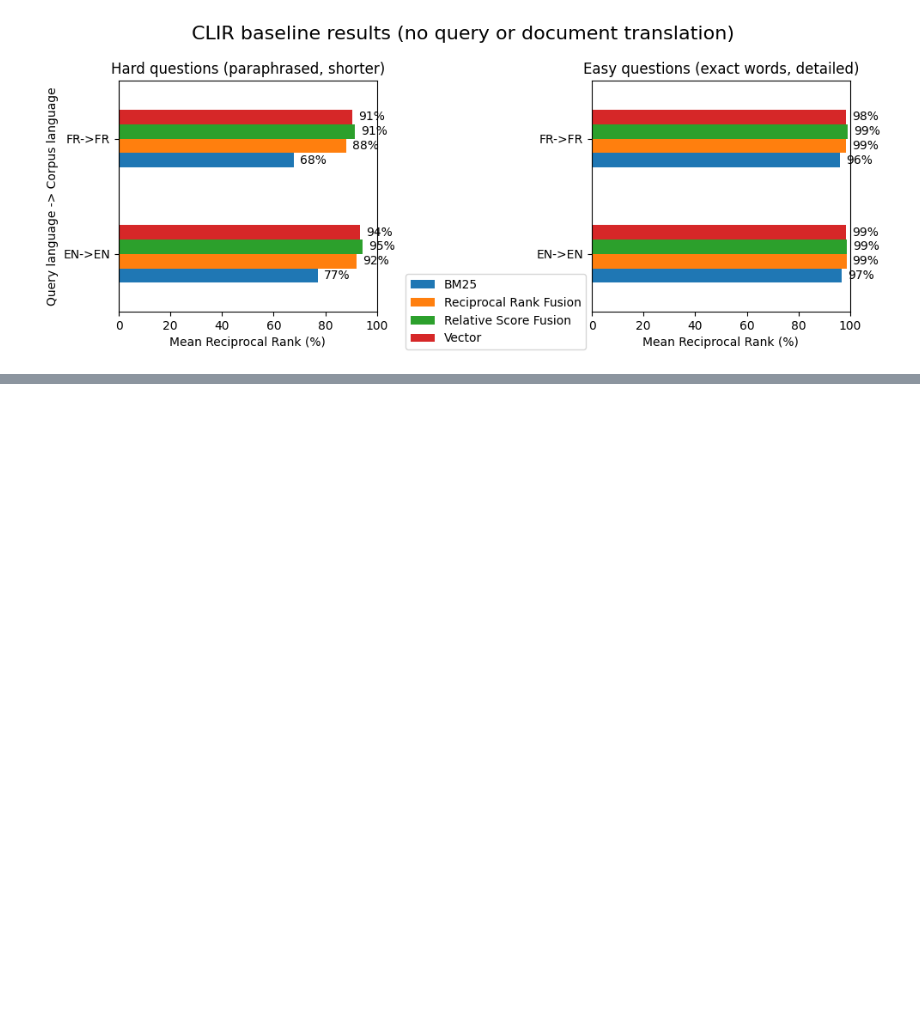
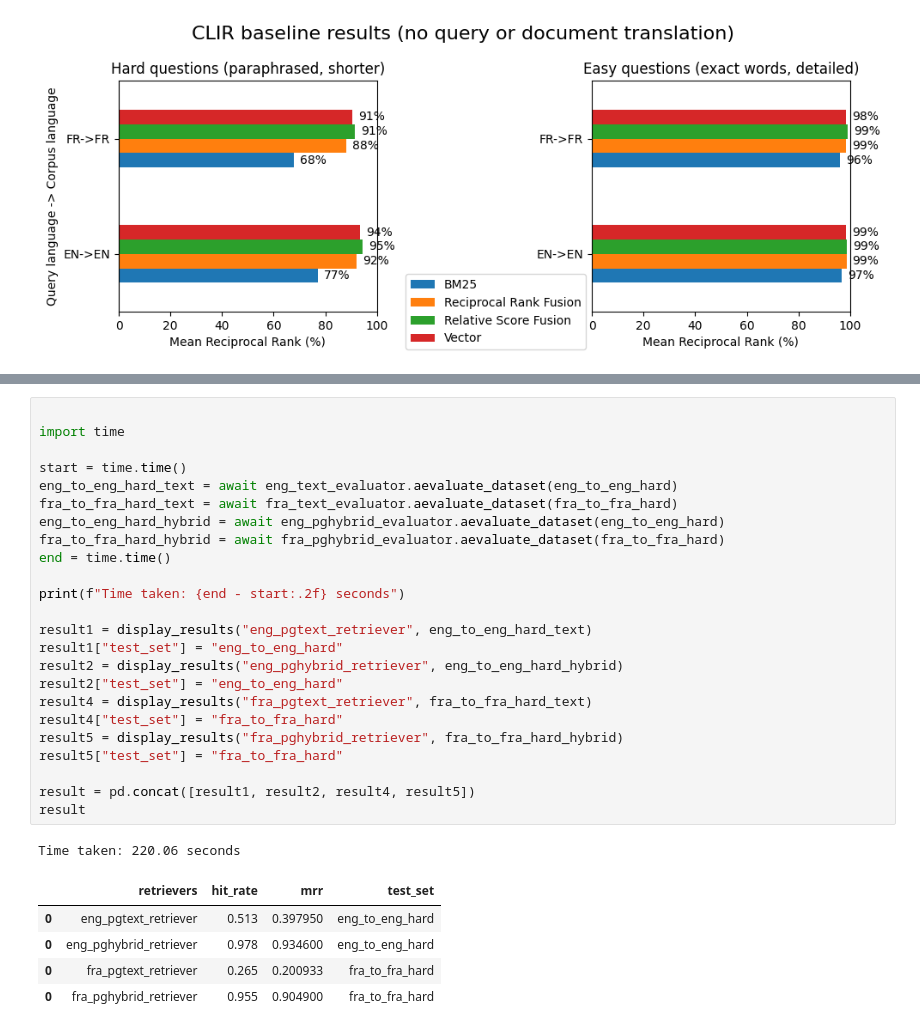
Before and after one commit to justice-bac/laws-clir, a Jupyter notebook: 4_hybrid_eval.ipynb, the cells around one changed output, grey strips where cells are left out. Cells and saved outputs as stored; diff of their text form; blank space fills up the shorter version.

```diff
--- a/4_hybrid_eval.ipynb
+++ b/4_hybrid_eval.ipynb
@@ -472,0 +600,31 @@ plt.show()
+# %%
+
+import time
+
+start = time.time()
+eng_to_eng_hard_text = await eng_text_evaluator.aevaluate_dataset(eng_to_eng_hard)
+fra_to_fra_hard_text = await fra_text_evaluator.aevaluate_dataset(fra_to_fra_hard)
+eng_to_eng_hard_hybrid = await eng_pghybrid_evaluator.aevaluate_dataset(eng_to_eng_hard)
+fra_to_fra_hard_hybrid = await fra_pghybrid_evaluator.aevaluate_dataset(fra_to_fra_hard)
+end = time.time()
+
+print(f"Time taken: {end - start:.2f} seconds")
+
+result1 = display_results("eng_pgtext_retriever", eng_to_eng_hard_text)
+result1["test_set"] = "eng_to_eng_hard"
+result2 = display_results("eng_pghybrid_retriever", eng_to_eng_hard_hybrid)
+result2["test_set"] = "eng_to_eng_hard"
+result4 = display_results("fra_pgtext_retriever", fra_to_fra_hard_text)
+result4["test_set"] = "fra_to_fra_hard"
+result5 = display_results("fra_pghybrid_retriever", fra_to_fra_hard_hybrid)
+result5["test_set"] = "fra_to_fra_hard"
+
+result = pd.concat([result1, result2, result4, result5])
+result
+# %% [output]
+Time taken: 220.06 seconds
+|  | retrievers | hit_rate | mrr | test_set |
+| 0 | eng_pgtext_retriever | 0.513 | 0.397950 | eng_to_eng_hard |
+| 0 | eng_pghybrid_retriever | 0.978 | 0.934600 | eng_to_eng_hard |
+| 0 | fra_pgtext_retriever | 0.265 | 0.200933 | fra_to_fra_hard |
+| 0 | fra_pghybrid_retriever | 0.955 | 0.904900 | fra_to_fra_hard |
```
Also changed, not shown: parts of 14 cells of this notebook, 2 other files.
